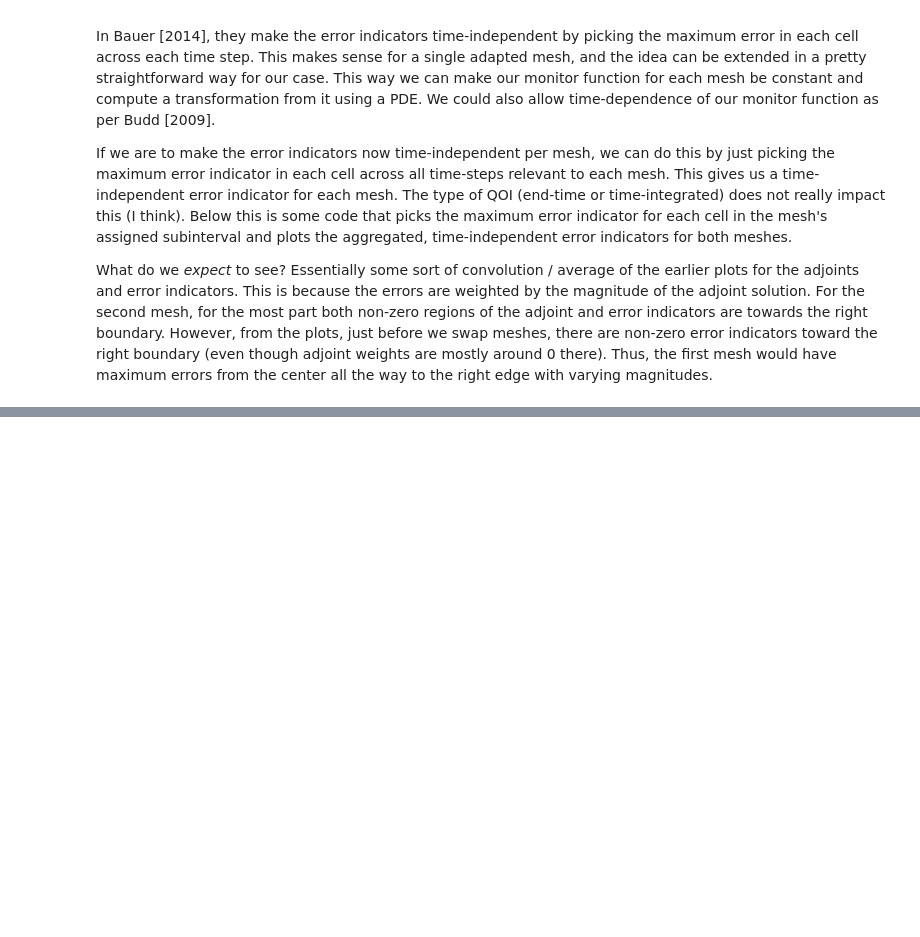
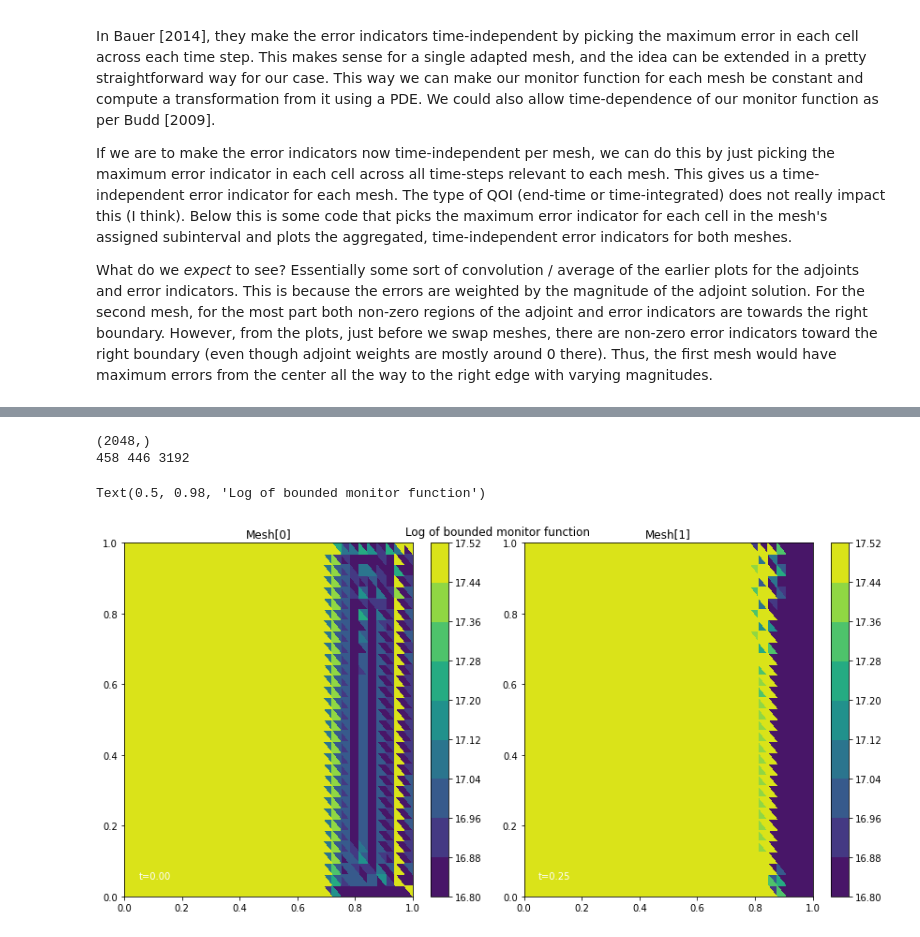
Before and after one commit to acse-akm121/oceans_goma, a Jupyter notebook: goma/src/GoalOrientedExample.ipynb, the cells around one changed output, grey strips where cells are left out. Saved outputs shown, nothing was run; the diff lists cells and outputs as text; code cells hidden in the pictures; blank space fills up the shorter version.

Commit message:
notebook: bound monitor function

```diff
--- a/goma/src/GoalOrientedExample.ipynb
+++ b/goma/src/GoalOrientedExample.ipynb
@@ -400 +400,34 @@ cbar = fig.colorbar(tcs[-1][-1], ax=axs, location='top')
 [figure]
+# %%
+gamma = 2 # Refinement level
+print(max_errs.shape)
+eta_b = 5e-8 # error bound (dunno really what's a good value here)
+bounded_errs = np.zeros(max_errs.shape)
+bounded_fns = []
+c_norm = 1
+abv_cnt, mid_cnt, bel_cnt = 0, 0, 0
+for i, fn_l in enumerate(monitor_fns):
+    fn = fn_l[0]
+    for j in range(fn.dat.data.shape[0]):
+        if fn.dat.data[j] > eta_b:
+            bounded_errs[j] = 1 / eta_b
+            abv_cnt += 1
+        elif eta_b / gamma < fn.dat.data[j] < eta_b:
+            bounded_errs[j] = 1 / fn.dat.data[j]
+            mid_cnt += 1
+        else:
+            bounded_errs[j] = gamma / eta_b
+            bel_cnt += 1
+    bounded_fn = Function(P0, val=np.log(bounded_errs))
+    bounded_fns.append([bounded_fn])
+print(abv_cnt, mid_cnt, bel_cnt)
+fig, axs, tcs = plot_monitorfn_snapshots(bounded_fns, time_partition, levels=10, cmap='viridis')
+cbar1 = fig.colorbar(tcs[0][0], ax=axs[0])
+cbar = fig.colorbar(tcs[-1][-1], ax=axs[1])
+# fig.title("log of bounded function")
+plt.suptitle("Log of bounded monitor function")
+# %% [output]
+(2048,)
+458 446 3192
+Text(0.5, 0.98, 'Log of bounded monitor function')
+[figure, added]
```
Also changed, not shown: parts of 2 cells of this notebook.
